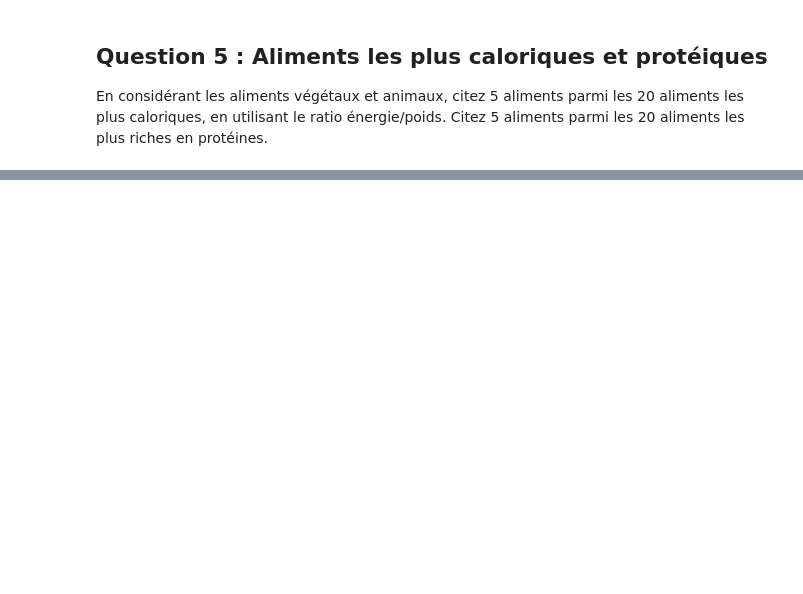
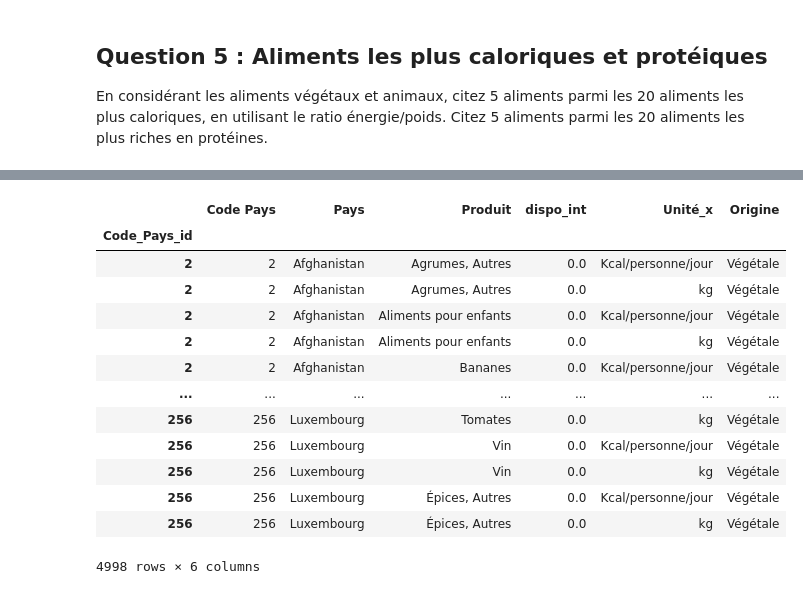
Before and after one commit to Tarik37/FAO_Project_Tarik_FengFeng, a Jupyter notebook: FAO_Data_Analyse_Fengfeng_Tarik.ipynb, the cells around one changed output, grey strips where cells are left out. Cells and saved outputs as stored; diff of their text form; code cells hidden in the pictures; blank space fills up the shorter version.

```diff
--- a/FAO_Data_Analyse_Fengfeng_Tarik.ipynb
+++ b/FAO_Data_Analyse_Fengfeng_Tarik.ipynb
@@ -371,0 +389,23 @@ parmi les 20 les plus caloriques.
+# %%
+# filtrage de la table aliments sur la colnne dispo int et origine végétaux
+df_dispo_int_veg = aliments.query("Origine in ('Végétale')")[['Code Pays','Pays','Produit','dispo_int','Unité_x','Origine']]
+df_dispo_int_veg.reset_index(drop=True)
+df_dispo_int_veg.index= df_dispo_int_veg['Code Pays']
+df_dispo_int_veg.index.name= "Code_Pays_id"
+
+df_dispo_int_veg
+# %% [output]
+|  | Code Pays | Pays | Produit | dispo_int | Unité_x | Origine |
+| Code_Pays_id |  |  |  |  |  |  |
+| 2 | 2 | Afghanistan | Agrumes, Autres | 0.0 | Kcal/personne/jour | Végétale |
+| 2 | 2 | Afghanistan | Agrumes, Autres | 0.0 | kg | Végétale |
+| 2 | 2 | Afghanistan | Aliments pour enfants | 0.0 | Kcal/personne/jour | Végétale |
+| 2 | 2 | Afghanistan | Aliments pour enfants | 0.0 | kg | Végétale |
+| 2 | 2 | Afghanistan | Bananes | 0.0 | Kcal/personne/jour | Végétale |
+| ... | ... | ... | ... | ... | ... | ... |
+| 256 | 256 | Luxembourg | Tomates | 0.0 | kg | Végétale |
+| 256 | 256 | Luxembourg | Vin | 0.0 | Kcal/personne/jour | Végétale |
+| 256 | 256 | Luxembourg | Vin | 0.0 | kg | Végétale |
+| 256 | 256 | Luxembourg | Épices, Autres | 0.0 | Kcal/personne/jour | Végétale |
+| 256 | 256 | Luxembourg | Épices, Autres | 0.0 | kg | Végétale |
+4998 rows × 6 columns
```
Also changed, not shown: parts of 10 cells of this notebook.
